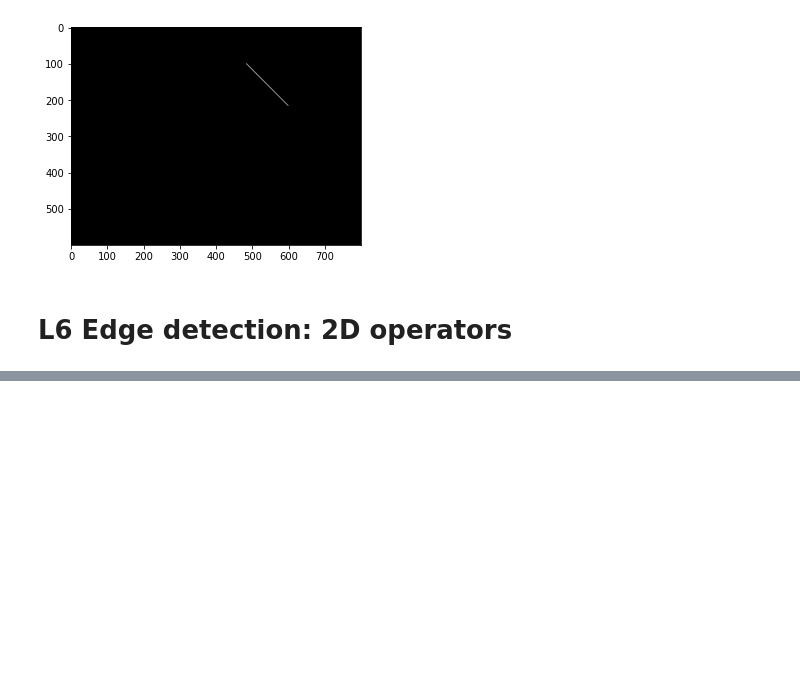
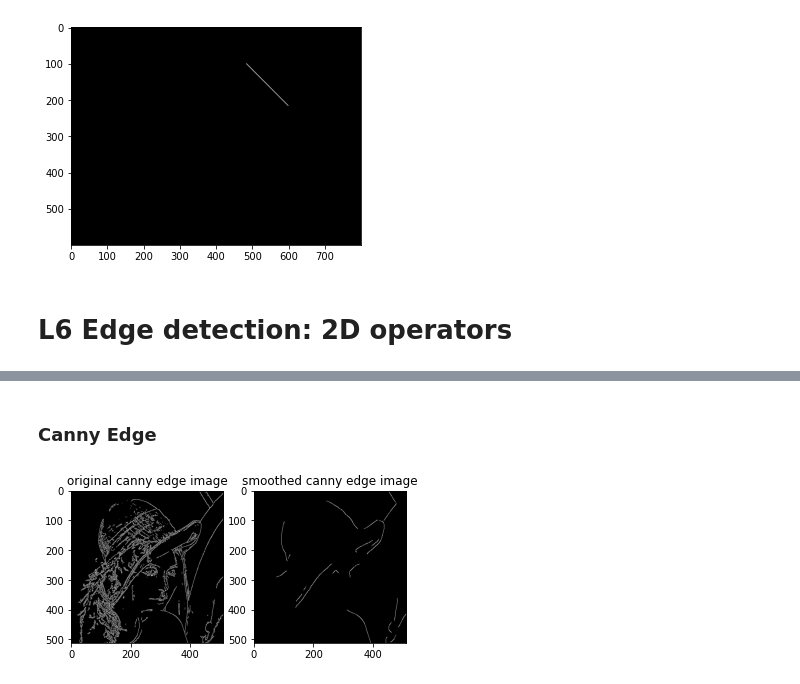
Before and after one commit to aten2001/CS6476-CV-1, a Jupyter notebook: 2A Linear image processing/In Class.ipynb, the cells around one changed output, grey strips where cells are left out. Drawn from its saved outputs; the diff is of its cells as text; code cells hidden in the pictures; blank space fills up the shorter version.

```diff
--- a/2A Linear image processing/In Class.ipynb
+++ b/2A Linear image processing/In Class.ipynb
@@ -274,0 +347,21 @@ plt.show()
+# %% [markdown]
+### Canny Edge
+# %%
+edges1 = cv2.Canny(img_gray,100,150)
+edges2 = cv2.Canny(img_filter, 75, 125)
+
+
+
+# plot the grayscale image
+plt.subplot(1, 2, 1)
+plt.imshow(edges1, cmap='gray')
+plt.title('original canny edge image')
+
+# plot te smoothed image
+plt.subplot(1, 2, 2)
+plt.imshow(edges2, cmap='gray')
+plt.title('smoothed canny edge image')
+
+plt.show()
+# %% [output]
+[figure, added]
```
Also changed, not shown: parts of 14 cells of this notebook, 2 other files.
